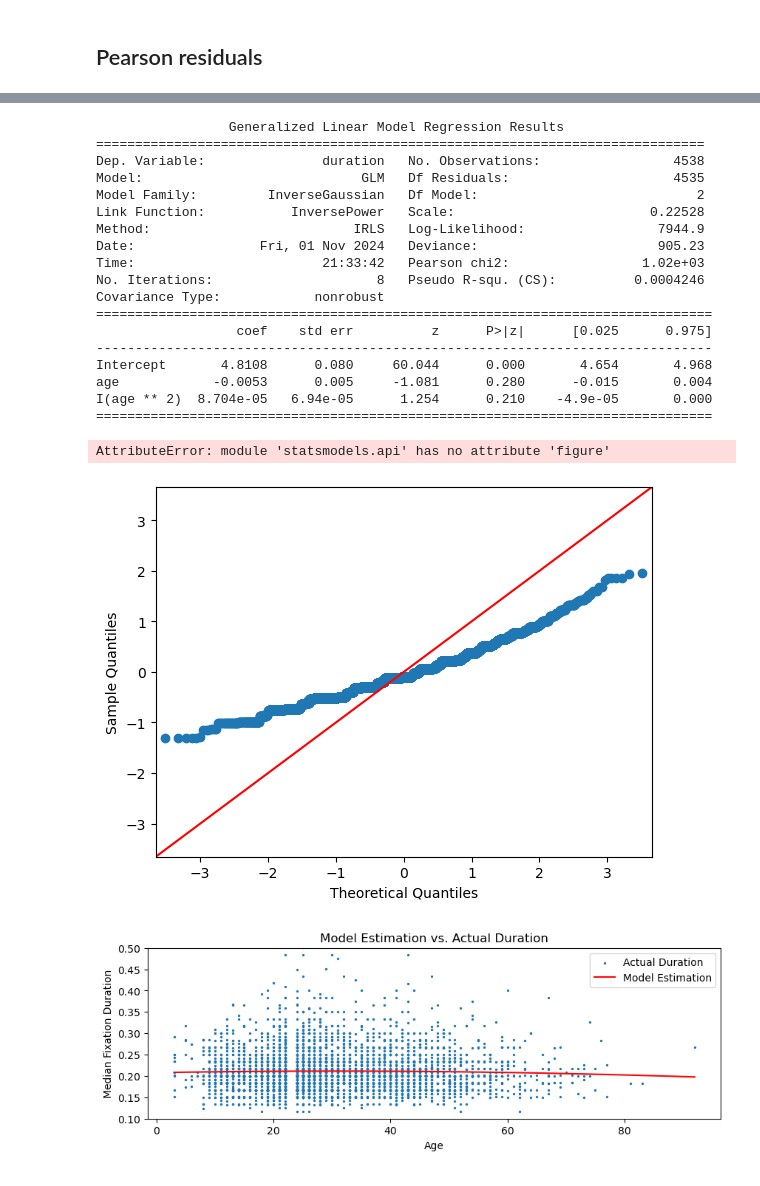
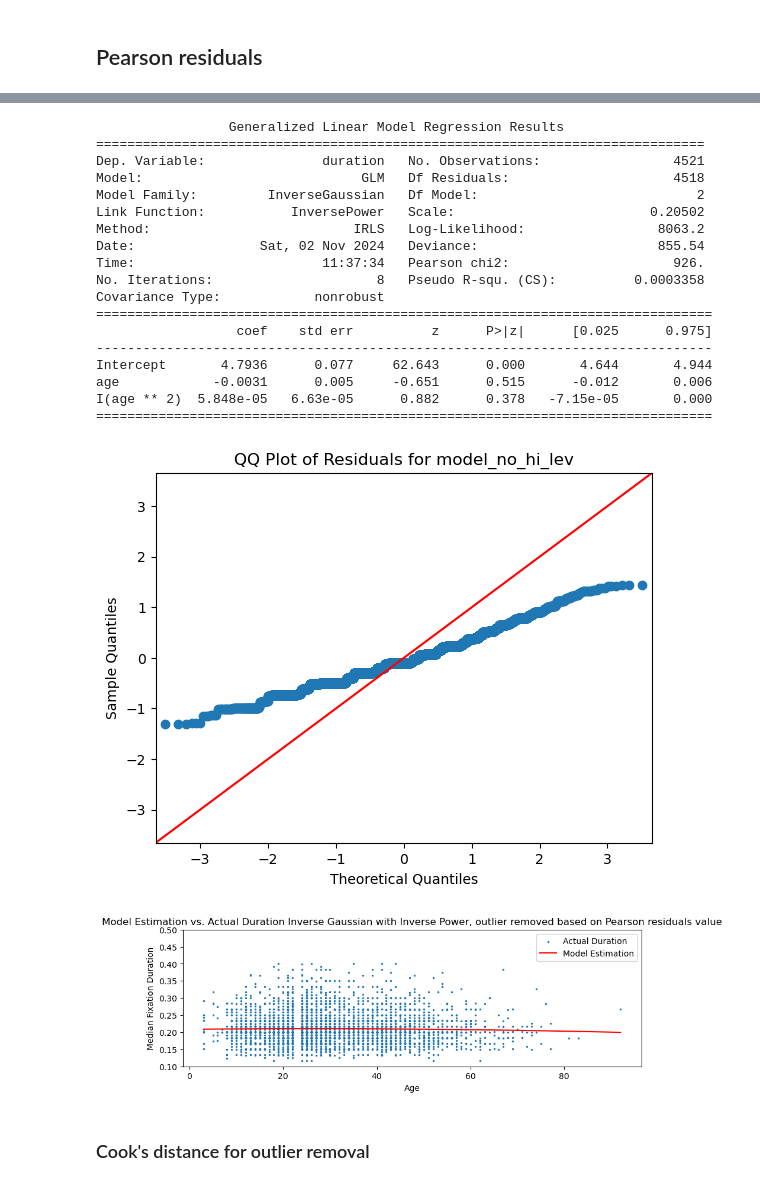
Before and after one commit to AlexeyOm/eye-tracking, a Jupyter notebook: glm_residual_study.ipynb, the cells around one changed output, grey strips where cells are left out. Drawn from its saved outputs; the diff is of its cells as text; code cells hidden in the pictures.

```diff
--- a/glm_residual_study.ipynb
+++ b/glm_residual_study.ipynb
@@ -7,0 +6,17 @@ Fitting the GLM, checking for outliers based on residuals, trying to fit once mo
+# %%
+def plot_model(mod, data, caption):
+    age_range = np.linspace(data['age'].min(), data['age'].max(), 100)
+
+    # Predict durations for the age range using the fitted model
+    predicted_durations = mod.predict(pd.DataFrame({'age': age_range, 'age_squared': age_range**2}))
+
+    # Plot the actual durations and the model estimations
+    plt.figure(figsize=(10, 3))
+    plt.scatter(data['age'], data['duration'], label='Actual Duration', s=2)
+    plt.plot(age_range, predicted_durations, color='red', label='Model Estimation')
+    plt.ylim((0.1, 0.5))
+    plt.xlabel('Age')
+    plt.ylabel('Median Fixation Duration')
+    plt.title(f'Model Estimation vs. Actual Duration {caption}')
+    plt.legend()
+    plt.show()
@@ -173,7 +163,7 @@ Removing high_leverage_points removes almost all dataset
 # %%
 pearson_residuals = model.resid_pearson
 # Define a threshold for outliers (e.g., ±2 or ±3)
-threshold = 3  # Use ±2 or ±3 based on the desired strictness
+threshold = 2  # Use ±2 or ±3 based on the desired strictness
 
 # Identify outliers
 non_outliers = np.abs(pearson_residuals) < threshold
@@ -211,37 +201,26 @@ plt.show()
 # %% [output]
                  Generalized Linear Model Regression Results
 ==============================================================================
-Dep. Variable:               duration   No. Observations:                 4538
-Model:                            GLM   Df Residuals:                     4535
+Dep. Variable:               duration   No. Observations:                 4521
+Model:                            GLM   Df Residuals:                     4518
 Model Family:         InverseGaussian   Df Model:                            2
-Link Function:           InversePower   Scale:                         0.22528
-Method:                          IRLS   Log-Likelihood:                 7944.9
-Date:                Fri, 01 Nov 2024   Deviance:                       905.23
-Time:                        21:33:42   Pearson chi2:                 1.02e+03
-No. Iterations:                     8   Pseudo R-squ. (CS):          0.0004246
+Link Function:           InversePower   Scale:                         0.20502
+Method:                          IRLS   Log-Likelihood:                 8063.2
+Date:                Sat, 02 Nov 2024   Deviance:                       855.54
+Time:                        11:37:34   Pearson chi2:                     926.
+No. Iterations:                     8   Pseudo R-squ. (CS):          0.0003358
 Covariance Type:            nonrobust
 ===============================================================================
                   coef    std err          z      P>|z|      [0.025      0.975]
 -------------------------------------------------------------------------------
-Intercept       4.8108      0.080     60.044      0.000       4.654       4.968
-age            -0.0053      0.005     -1.081      0.280      -0.015       0.004
-I(age ** 2)  8.704e-05   6.94e-05      1.254      0.210    -4.9e-05       0.000
+Intercept       4.7936      0.077     62.643      0.000       4.644       4.944
+age            -0.0031      0.005     -0.651      0.515      -0.012       0.006
+I(age ** 2)  5.848e-05   6.63e-05      0.882      0.378   -7.15e-05       0.000
 ===============================================================================
-AttributeError: module 'statsmodels.api' has no attribute 'figure'
-[figure, old version]
+[figure, new version]
 # %%
-age_range = np.linspace(grouped_df['age'].min(), grouped_df['age'].max(), 100)
-# Predict durations for the age range using the fitted model
-predicted_durations = model_no_pearson_outliers.predict(pd.DataFrame({'age': age_range, 'age_squared': age_range**2}))
-# Plot the actual durations and the model estimations
-plt.figure(figsize=(10, 3))
-plt.scatter(grouped_df_no_pearson_outliers['age'], grouped_df_no_pearson_outliers['duration'], label='Actual Duration', s=2)
-plt.plot(age_range, predicted_durations, color='red', label='Model Estimation')
-plt.ylim((0.1, 0.5))
-plt.xlabel('Age')
-plt.ylabel('Median Fixation Duration')
-plt.title('Model Estimation vs. Actual Duration')
-plt.legend()
-plt.show()
+plot_model(model_no_pearson_outliers, grouped_df_no_pearson_outliers, "Inverse Gaussian with Inverse Power, outlier removed based on Pearson residuals value")
 # %% [output]
-[figure, old version]
+[figure, new version]
+# %% [markdown]
+### Cook's distance for outlier removal
```
Also changed, not shown: parts of 13 cells of this notebook.
